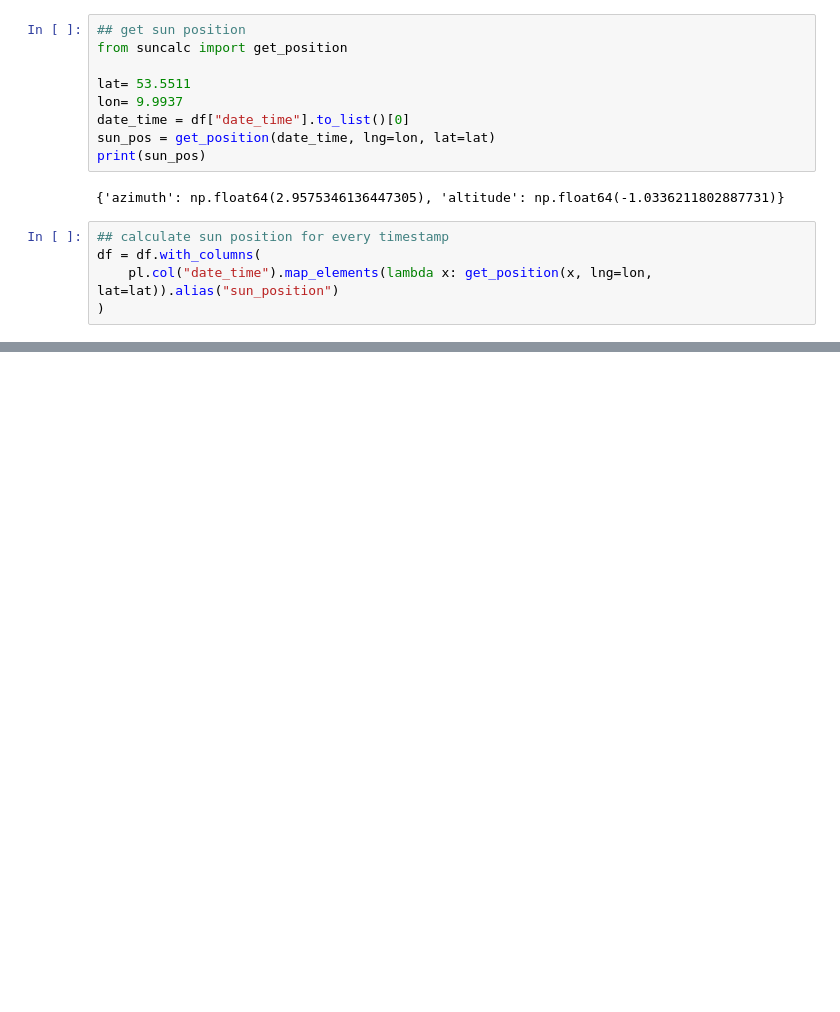
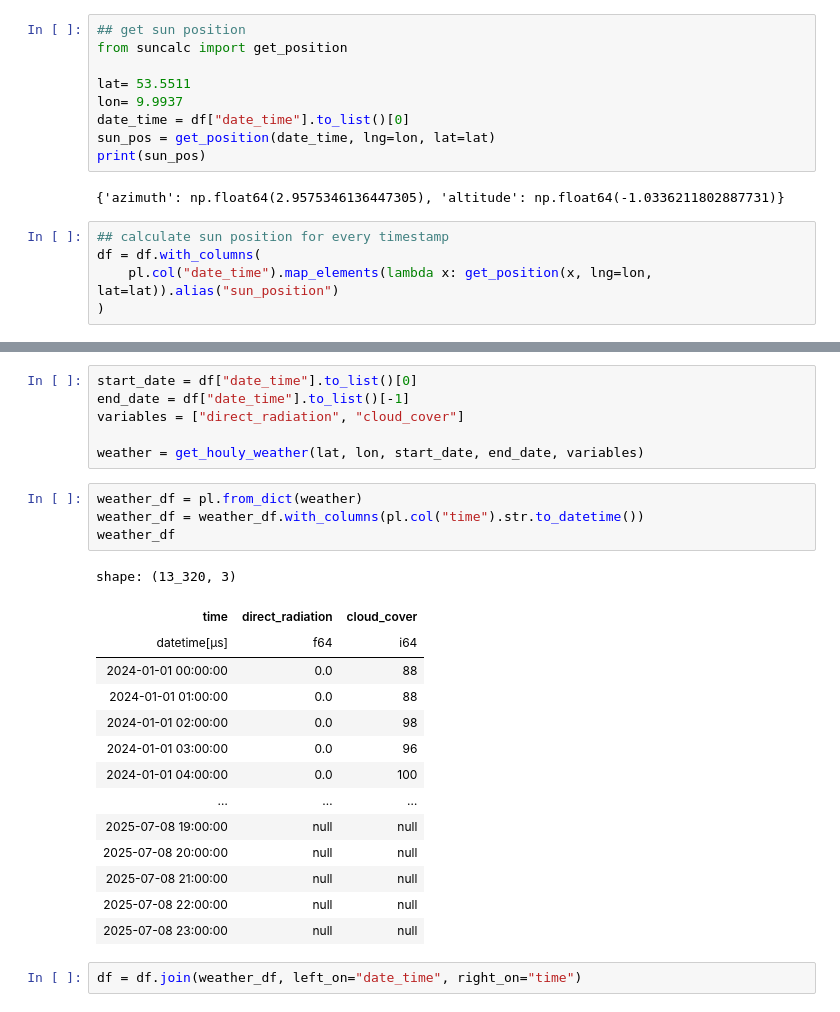
Before and after one commit to chradden/Energent, a Jupyter notebook: notebooks/pv_data_prep.ipynb, the cells around one changed output, grey strips where cells are left out. Drawn from its saved outputs; the diff is of its cells as text; blank space fills up the shorter version.

```diff
--- a/notebooks/pv_data_prep.ipynb
+++ b/notebooks/pv_data_prep.ipynb
@@ -71,0 +96,27 @@ shape: (5, 4)
+# %%
+start_date = df["date_time"].to_list()[0]
+end_date = df["date_time"].to_list()[-1]
+variables = ["direct_radiation", "cloud_cover"]
+
+weather = get_houly_weather(lat, lon, start_date, end_date, variables)
+# %%
+weather_df = pl.from_dict(weather)
+weather_df = weather_df.with_columns(pl.col("time").str.to_datetime())
+weather_df
+# %% [output]
+shape: (13_320, 3)
+| time | direct_radiation | cloud_cover |
+| datetime[μs] | f64 | i64 |
+| 2024-01-01 00:00:00 | 0.0 | 88 |
+| 2024-01-01 01:00:00 | 0.0 | 88 |
+| 2024-01-01 02:00:00 | 0.0 | 98 |
+| 2024-01-01 03:00:00 | 0.0 | 96 |
+| 2024-01-01 04:00:00 | 0.0 | 100 |
+| … | … | … |
+| 2025-07-08 19:00:00 | null | null |
+| 2025-07-08 20:00:00 | null | null |
+| 2025-07-08 21:00:00 | null | null |
+| 2025-07-08 22:00:00 | null | null |
+| 2025-07-08 23:00:00 | null | null |
+# %%
+df = df.join(weather_df, left_on="date_time", right_on="time")
```
Also changed, not shown: parts of 8 cells of this notebook, 2 other files.
